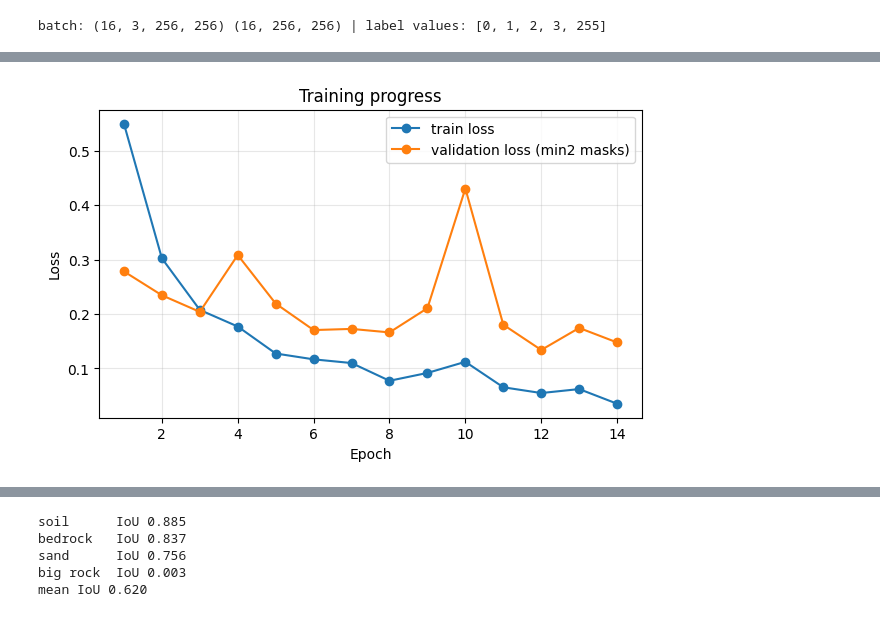
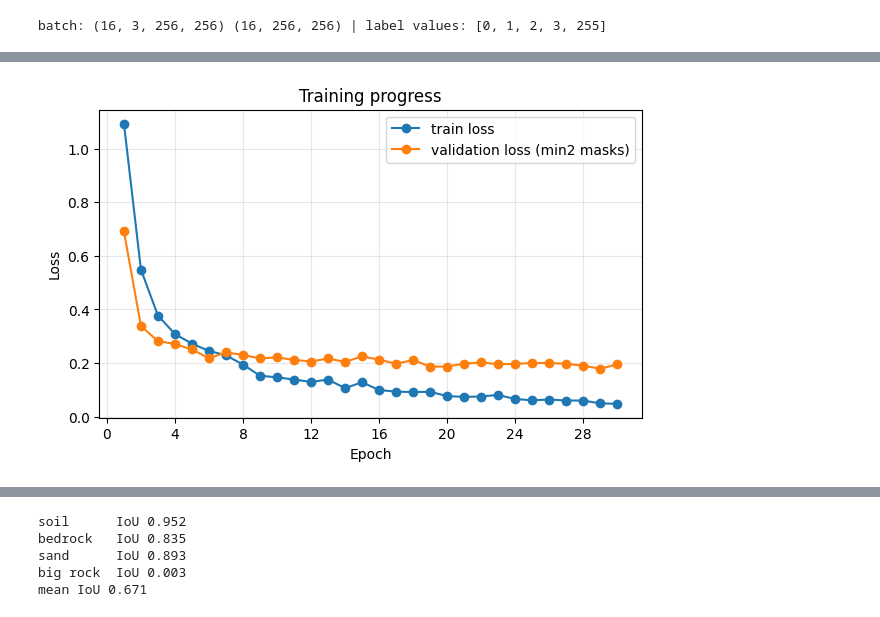
Before and after one commit to smantsai/mlsn-group-5, a Jupyter notebook: MLSN_Group_5.ipynb, the cells around one changed output, grey strips where cells are left out. Saved outputs shown, nothing was run; the diff lists cells and outputs as text; code cells hidden in the pictures.

Commit message:
decrease LR, increase epoch, add checkpoint to drive

```diff
--- a/MLSN_Group_5.ipynb
+++ b/MLSN_Group_5.ipynb
@@ -422,8 +422,8 @@ IMG_SIZE = (256, 256)   # must be a multiple of 32; lower it (e.g. 224) if you r
 NUM_CLASSES = 4         # soil, bedrock, sand, big rock
 IGNORE = 255            # unlabeled pixels are skipped in the loss
 BATCH = 16
-LR = 0.0001
-EPOCHS = 25
+LR = 0.00001
+EPOCHS = 30
 CLASS_NAMES = ["soil", "bedrock", "sand", "big rock"]
 
 device = "cuda" if torch.cuda.is_available() else "cpu"
@@ -516,6 +512,14 @@ model.safetensors: downloading bytes:           |  0.00B
 # %%
 # Cell 4: Train, with a loss graph that updates after every epoch
 import matplotlib.pyplot as plt
+
+# added: folder on Drive where this run's files are saved
+assert os.path.isdir("/content/drive/MyDrive"), "Google Drive isn't mounted. Run the mount cell first."
+DRIVE_DIR = "/content/drive/MyDrive/MarsSegmentation"
+os.makedirs(DRIVE_DIR, exist_ok=True)
+BEST = f"{DRIVE_DIR}/deeplabv3_smp_best.pt"
+best_val = float("inf")
+
 train_losses, val_losses, log = [], [], []
 
 def plot_progress():
@@ -530,46 +534,50 @@ def plot_progress():
     plt.gca().xaxis.set_major_locator(MaxNLocator(integer=True))
     plt.grid(alpha=0.3)
     plt.legend()
-    plt.savefig("loss_curve.png", dpi=150, bbox_inches="tight")
+    plt.savefig(f"{DRIVE_DIR}/loss_curve.png", dpi=150, bbox_inches="tight")  # changed
     plt.show()
     print("\n".join(log))
 
 for epoch in range(1, EPOCHS + 1):
     # train
     model.train()
     total, n = 0.0, 0
     for x, y in train_dl:
         x, y = x.to(device), y.to(device)
         optimizer.zero_grad()
         loss = cce(model(x), y)
         loss.backward()
         optimizer.step()
         total += loss.item() * x.size(0)
         n += x.size(0)
     train_losses.append(total / n)
 
     # validate on the min2 masks
     model.eval()
     total, n = 0.0, 0
     with torch.no_grad():
         for x, y in val_dl:
             x, y = x.to(device), y.to(device)
             loss = cce(model(x), y).item()
             if np.isfinite(loss):          # a batch with no labeled pixels gives NaN; skip it
                 total += loss * x.size(0)
                 n += x.size(0)
     val_losses.append(total / max(n, 1))
 
-    log.append(f"epoch {epoch:02d} | train loss {train_losses[-1]:.4f} | val loss {val_losses[-1]:.4f}")
+    # save the model whenever validation loss hits a new low
+    flag = ""
+    if val_losses[-1] < best_val:
+        best_val = val_losses[-1]
+        torch.save(model.state_dict(), BEST)
+        flag = " *best*"
+
+    # changed
+    log.append(f"epoch {epoch:02d} | train loss {train_losses[-1]:.4f} | val loss {val_losses[-1]:.4f}{flag}")
     plot_progress()
 
-CKPT = "deeplabv3_smp.pt"
-torch.save(model.state_dict(), CKPT)
-print("saved model locally to", CKPT)
-
-# Create a new custom folder on Google Drive and copy the checkpoint
-!mkdir -p /content/drive/MyDrive/MarsSegmentation/
-!cp deeplabv3_smp.pt /content/drive/MyDrive/MarsSegmentation/
-print("Copied model checkpoint successfully to Google Drive under '/MarsSegmentation/' folder!")
+# changed: save the final epoch too, then reload the best epoch so the next cell scores it
+torch.save(model.state_dict(), f"{DRIVE_DIR}/deeplabv3_smp_last.pt")
+model.load_state_dict(torch.load(BEST, map_location=device))
+print(f"best val loss {best_val:.4f} | files saved to {DRIVE_DIR}")
 # %% [output]
-[figure, old version]
+[figure, new version]
@@ -590,5 +601,10 @@ epoch 14 | train loss 0.0352 | val loss 0.1478
 # %%
 # Per-class IoU on the min2 validation masks
+
+# added
+model.load_state_dict(torch.load("/content/drive/MyDrive/MarsSegmentation/deeplabv3_smp_best.pt", map_location=device))
+model.eval()
+
 cm = np.zeros((NUM_CLASSES, NUM_CLASSES), dtype=np.int64)   # rows = true class, columns = predicted class
 with torch.no_grad():
     for x, y in val_dl:
@@ -602,8 +618,8 @@ for name, v in zip(CLASS_NAMES, iou):
     print(f"{name:9s} IoU {v:.3f}")
 print(f"mean IoU {np.nanmean(iou):.3f}")
 # %% [output]
-soil      IoU 0.885
-bedrock   IoU 0.837
-sand      IoU 0.756
+soil      IoU 0.952
+bedrock   IoU 0.835
+sand      IoU 0.893
 big rock  IoU 0.003
-mean IoU 0.620
+mean IoU 0.671
```
Also changed, not shown: parts of 2 cells of this notebook.
